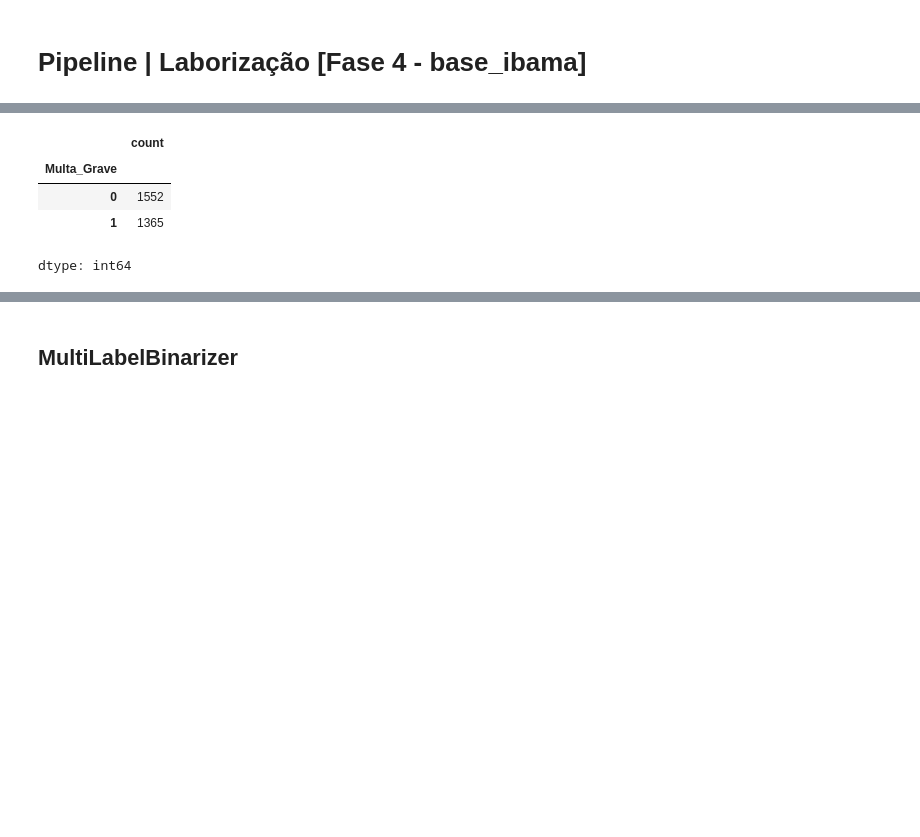
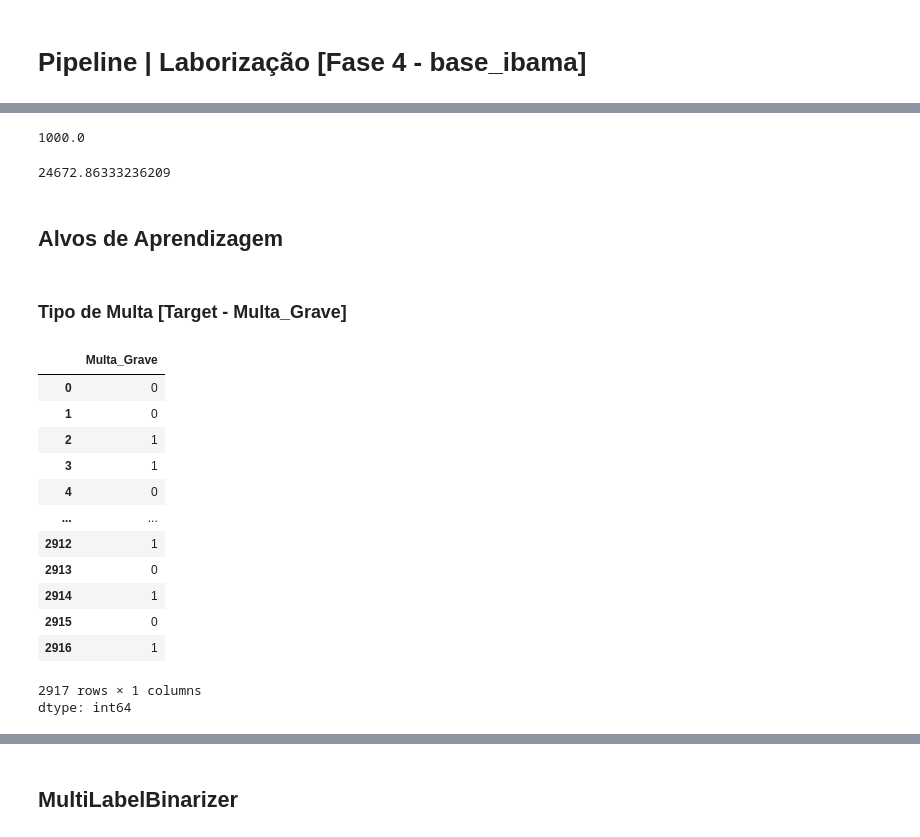
Before and after one commit to VictorHugoTesti/-ML-am-t4-s1a2026, a Jupyter notebook: prova_21_Victor_Testi.ipynb, the cells around one changed output, grey strips where cells are left out. Cells and saved outputs as stored; diff of their text form; code cells hidden in the pictures; blank space fills up the shorter version.

```diff
--- a/prova_21_Victor_Testi.ipynb
+++ b/prova_21_Victor_Testi.ipynb
@@ -174,0 +185,2 @@ dtype: int64
+# %%
+base_ibama['Decisão Administrativa'] = base_ibama['Decisão Administrativa'].fillna('Não Informado')
@@ -174,0 +210,2 @@ dtype: int64
+# %%
+base_ibama['Data Julgamento Principal'] = base_ibama['Data Julgamento Principal'].fillna('Não Informado')
@@ -174,0 +235,2 @@ dtype: int64
+# %%
+base_ibama['Data Julgamento Recurso'] = base_ibama['Data Julgamento Recurso'].fillna('Não Informado')
@@ -221,10 +306,33 @@ import numpy as np
+# %%
+mediana = base_ibama['Valor do Auto'].median()
+mediana
+# %% [output]
+1000.0
+# %%
+desvio = base_ibama['Valor do Auto'].std()
+desvio
+# %% [output]
+24672.86333236209
+# %% [markdown]
+## Alvos de Aprendizagem
+# %% [markdown]
+### Tipo de Multa [Target - Multa_Grave]
 # %%
-base_ibama['Multa_Grave'] = base_ibama['Valor do Auto'].apply(lambda x: 1 if x > mediana else 0)
+base_ibama['Multa_Grave'] = np.where(base_ibama['Valor do Auto'] > mediana, 1, 0)
 # %%
-base_ibama['Multa_Grave'].value_counts()
+base_ibama['Multa_Grave']
 # %% [output]
-|  | count |
-| Multa_Grave |  |
-| 0 | 1552 |
-| 1 | 1365 |
+|  | Multa_Grave |
+| 0 | 0 |
+| 1 | 0 |
+| 2 | 1 |
+| 3 | 1 |
+| 4 | 0 |
+| ... | ... |
+| 2912 | 1 |
+| 2913 | 0 |
+| 2914 | 1 |
+| 2915 | 0 |
+| 2916 | 1 |
+2917 rows × 1 columns
 dtype: int64
```
Also changed, not shown: parts of 71 cells of this notebook.
